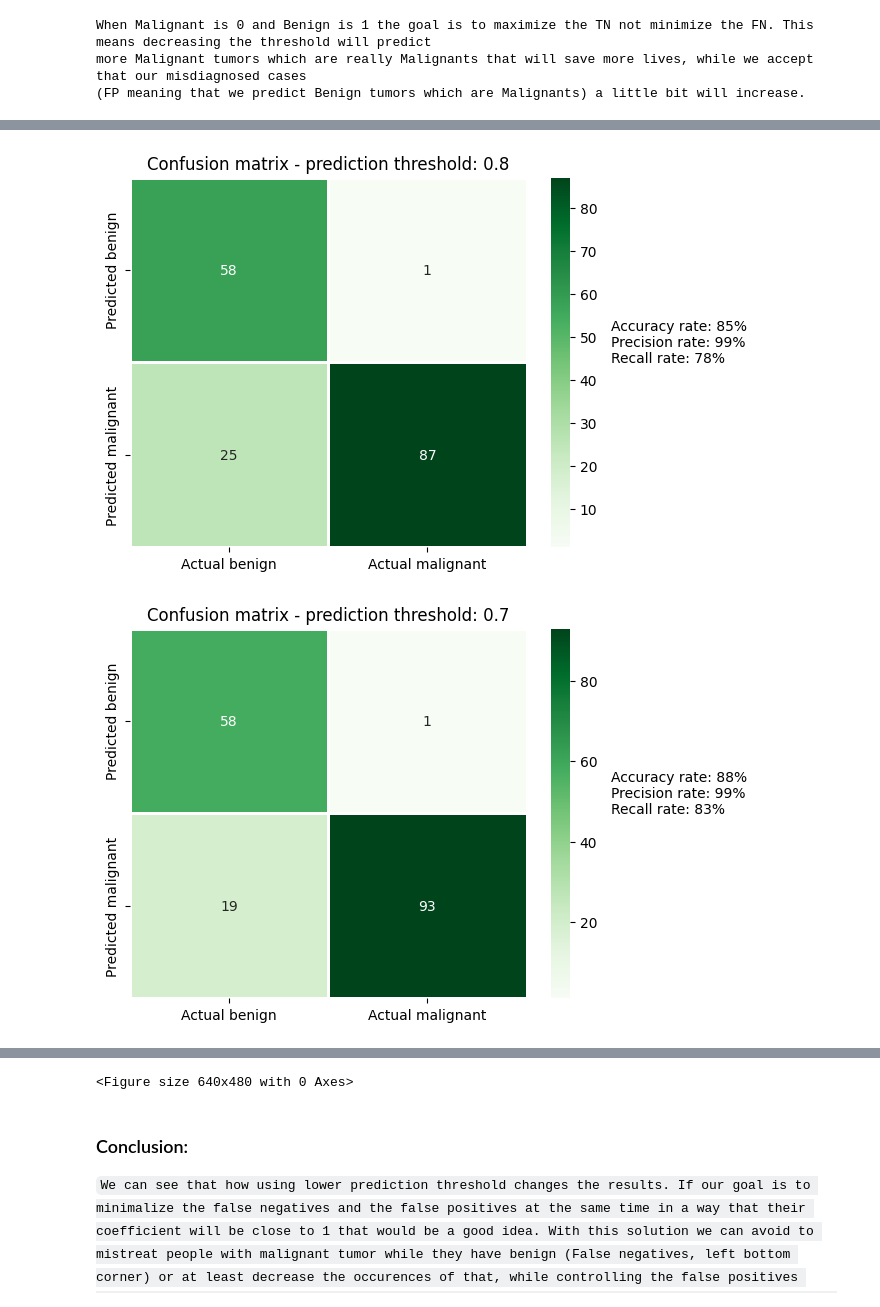
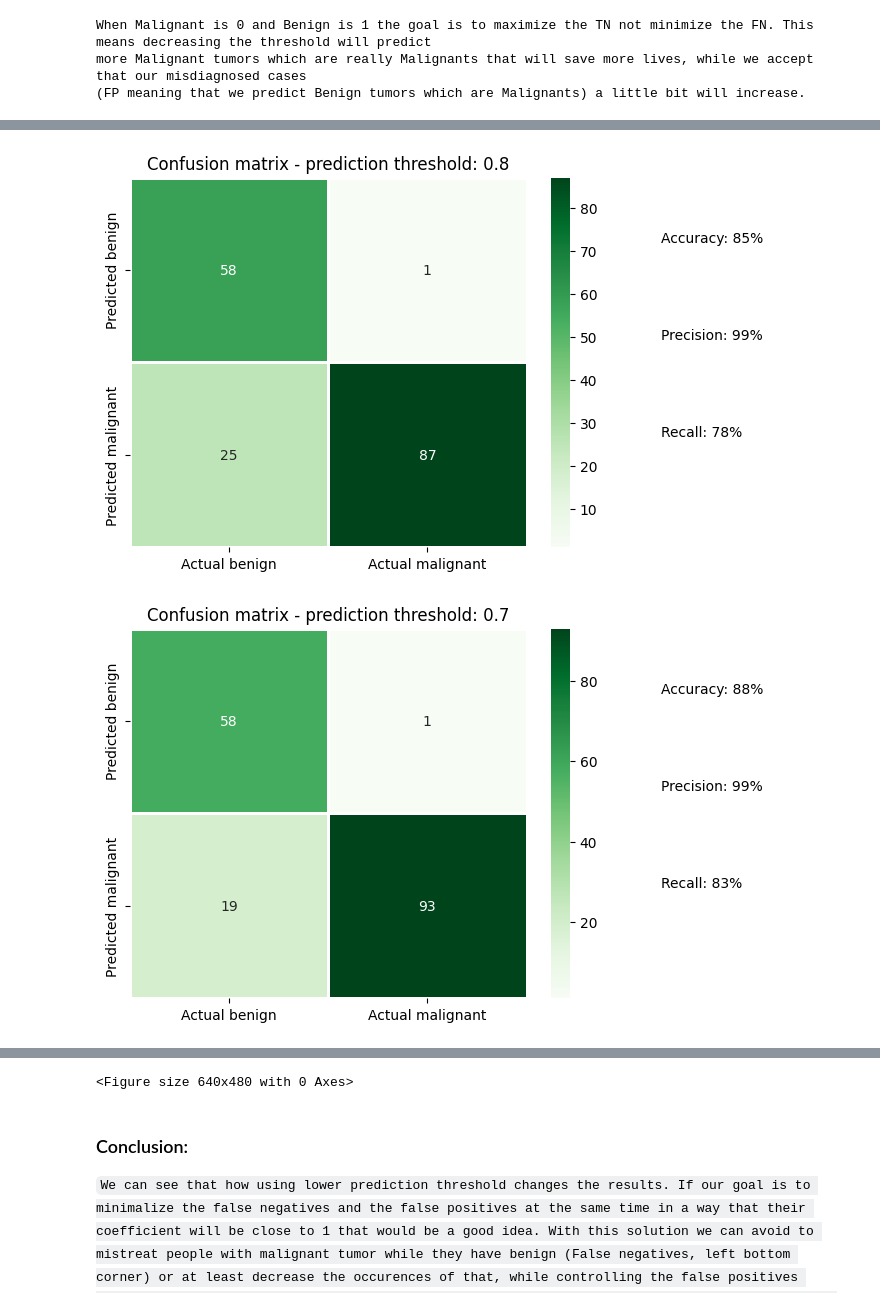
Before and after one commit to LiZoMark841619/Machine_learning, a Jupyter notebook: LogisticRegression/Breast_cancer/script.ipynb, the cells around one changed output, grey strips where cells are left out. Saved outputs shown, nothing was run; the diff lists cells and outputs as text; code cells hidden in the pictures.

```diff
--- a/LogisticRegression/Breast_cancer/script.ipynb
+++ b/LogisticRegression/Breast_cancer/script.ipynb
@@ -208,10 +208,10 @@ for thresh in reversed(threshs):
     y_pred = np.where(model.predict_proba(X_test)[:, 1] > thresh, 1, 0)
     sns.heatmap(confusion_matrix(y_test, y_pred), annot=True, fmt=',d', cmap='Greens', linewidths=2, linecolor='white',
     xticklabels=['Actual benign', 'Actual malignant'], yticklabels=['Predicted benign', 'Predicted malignant'])
-    plt.text(x= 2.25, y=1, s=f'''
-        Accuracy rate: {round(100*accuracy_score(y_test, y_pred))}%
-        Precision rate: {round(100*precision_score(y_test, y_pred))}%
-        Recall rate: {round(100*recall_score(y_test, y_pred))}%''')
+    plt.text(x= 2.5, y=1.40, s=f'''
+        Accuracy: {round(100*accuracy_score(y_test, y_pred))}%\n\n\n\n\n
+        Precision: {round(100*precision_score(y_test, y_pred))}%\n\n\n\n\n
+        Recall: {round(100*recall_score(y_test, y_pred))}%''')
     plt.title(f'Confusion matrix - prediction threshold: {thresh}')
     plt.show()
     plt.clf()
@@ -220,2 +220,2 @@ for thresh in reversed(threshs):
-[figure, old version]
+[figure, new version]
-[figure, old version]
+[figure, new version]
```
Also changed, not shown: parts of 1 cell of this notebook.
